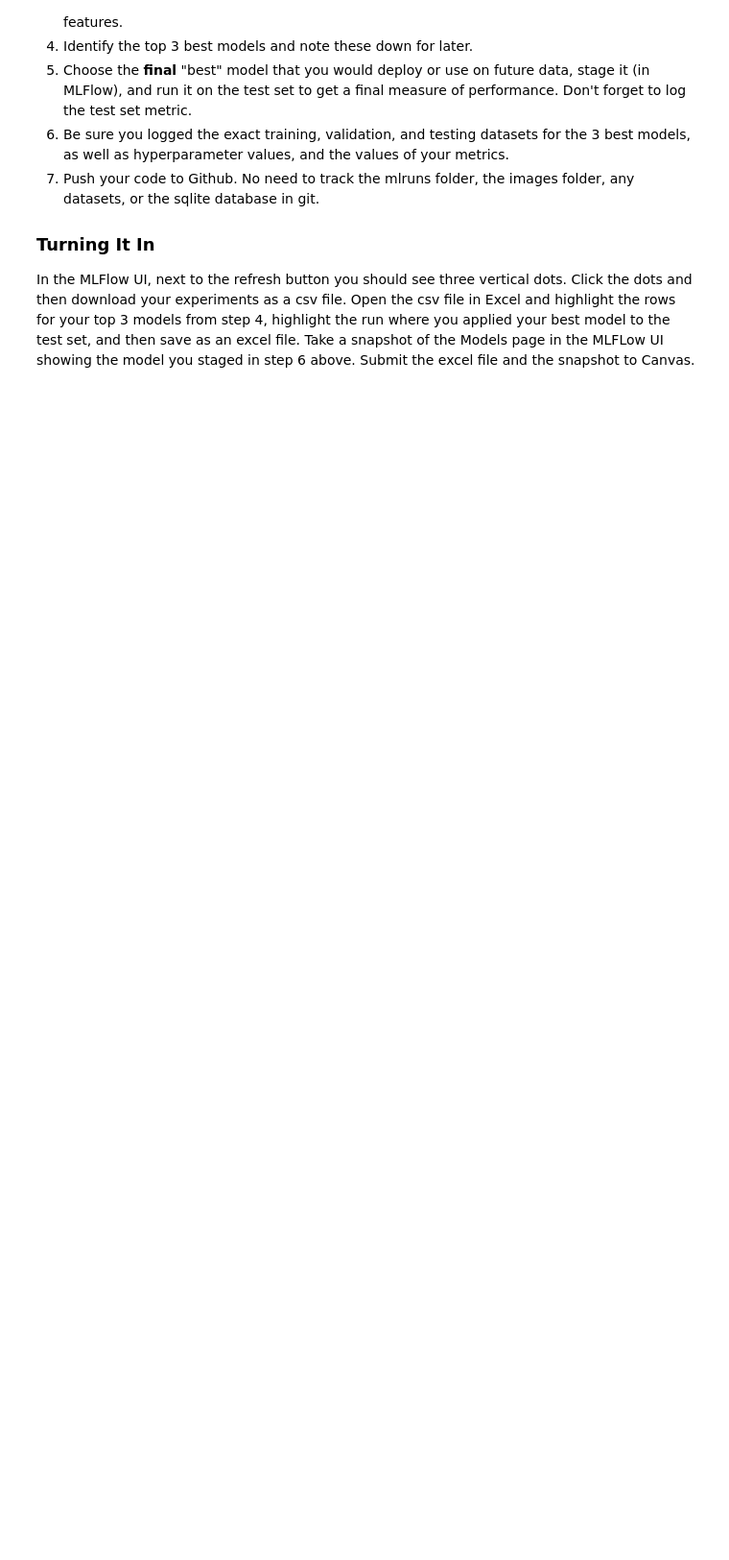
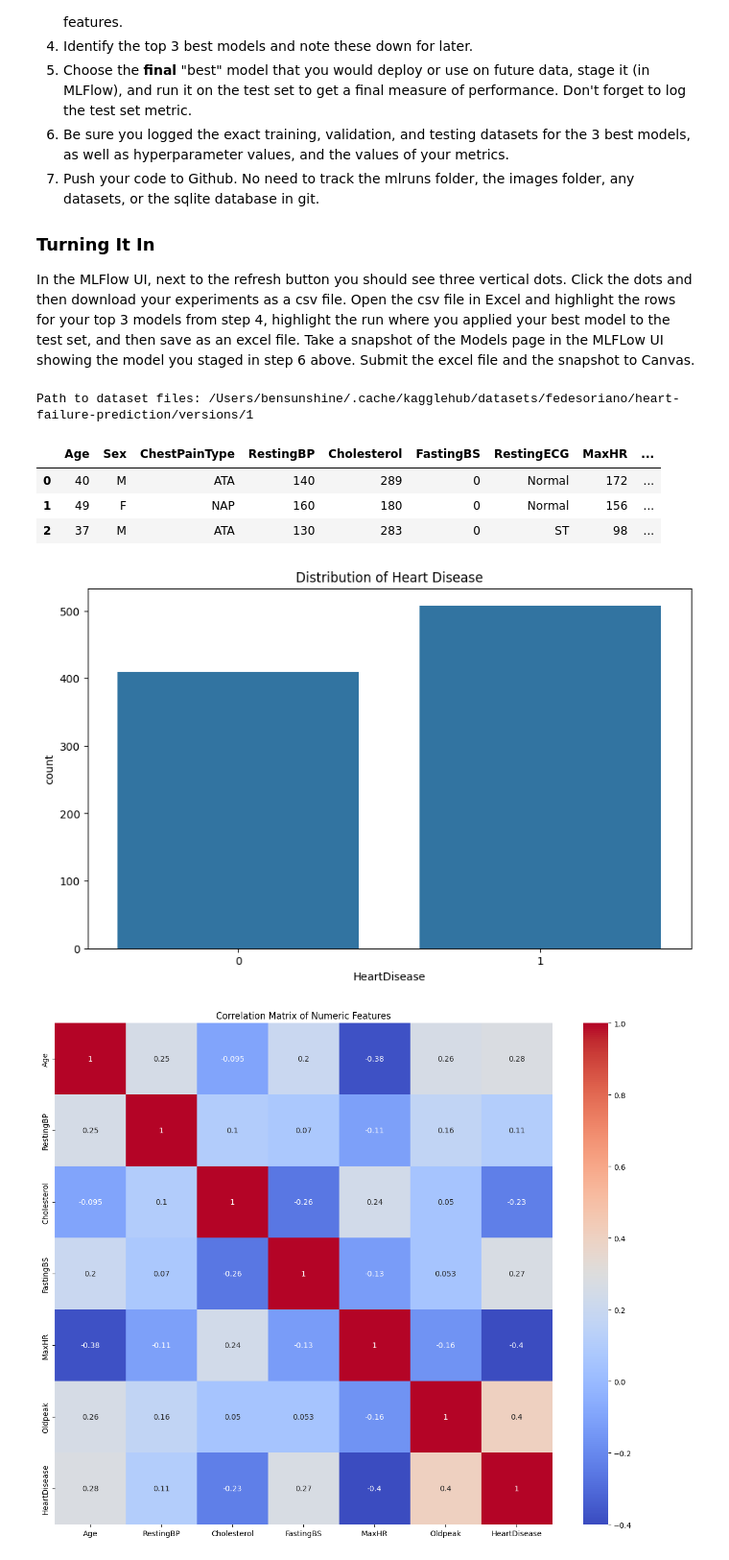
Before and after one commit to bennysun1/msds603, a Jupyter notebook: labs/lab2/Lab_2_exp_tracking_local.ipynb, the cells around one changed output. Shown at 96% size. Drawn from its saved outputs; the diff is of its cells as text; code cells hidden in the pictures; blank space fills up the shorter version.

```diff
--- a/labs/lab2/Lab_2_exp_tracking_local.ipynb
+++ b/labs/lab2/Lab_2_exp_tracking_local.ipynb
@@ -441,3 +442,20 @@ Now, when tracking your experiments, at a *minimum*, you should:
 ### Turning It In
 
 In the MLFlow UI, next to the refresh button you should see three vertical dots. Click the dots and then download your experiments as a csv file. Open the csv file in Excel and highlight the rows for your top 3 models from step 4, highlight the run where you applied your best model to the test set, and then save as an excel file. Take a snapshot of the Models page in the MLFLow UI showing the model you staged in step 6 above. Submit the excel file and the snapshot to Canvas.
+# %%
+import kagglehub
+
+# Download latest version
+path = kagglehub.dataset_download("fedesoriano/heart-failure-prediction")
+
+print("Path to dataset files:", path)
+# %% [output]
+Path to dataset files: /Users/bensunshine/.cache/kagglehub/datasets/fedesoriano/heart-failure-prediction/versions/1
+# %%
+heart_df = pd.read_csv(path + '/heart.csv')
+heart_df.head(3)
+# %% [output]
+|  | Age | Sex | ChestPainType | RestingBP | Cholesterol | FastingBS | RestingECG | MaxHR | ... |
+| 0 | 40 | M | ATA | 140 | 289 | 0 | Normal | 172 | ... |
+| 1 | 49 | F | NAP | 160 | 180 | 0 | Normal | 156 | ... |
+| 2 | 37 | M | ATA | 130 | 283 | 0 | ST | 98 | ... |
@@ -443,0 +481,37 @@ In the MLFlow UI, next to the refresh button you should see three vertical dots.
+# %%
+import matplotlib.pyplot as plt
+import seaborn as sns
+
+
+plt.figure(figsize=(10, 6))
+sns.countplot(x='HeartDisease', data=heart_df)
+plt.title('Distribution of Heart Disease')
+plt.show()
+
+# Only include numeric columns in correlation
+numeric_df = heart_df.select_dtypes(include=['number'])
+plt.figure(figsize=(12, 10))
+correlation = numeric_df.corr()
+sns.heatmap(correlation, annot=True, cmap='coolwarm')
+plt.title('Correlation Matrix of Numeric Features')
+plt.tight_layout()
+plt.show()
+
+# Convert categorical variables for additional analysis
+# Create a copy to avoid modifying the original dataframe
+heart_encoded = heart_df.copy()
+
+# One-hot encode categorical variables
+categorical_cols = heart_df.select_dtypes(include=['object']).columns
+heart_encoded = pd.get_dummies(heart_df, columns=categorical_cols, drop_first=True)
+
+# Now you can compute correlation with the encoded variables
+plt.figure(figsize=(14, 12))
+correlation_encoded = heart_encoded.corr()
+sns.heatmap(correlation_encoded, annot=True, cmap='coolwarm', annot_kws={"size": 8})
+plt.title('Correlation Matrix with Encoded Categorical Features')
+plt.tight_layout()
+plt.show()
+# %% [output]
+[figure, added]
+[figure, added]
```
Also changed, not shown: parts of 13 cells of this notebook.
